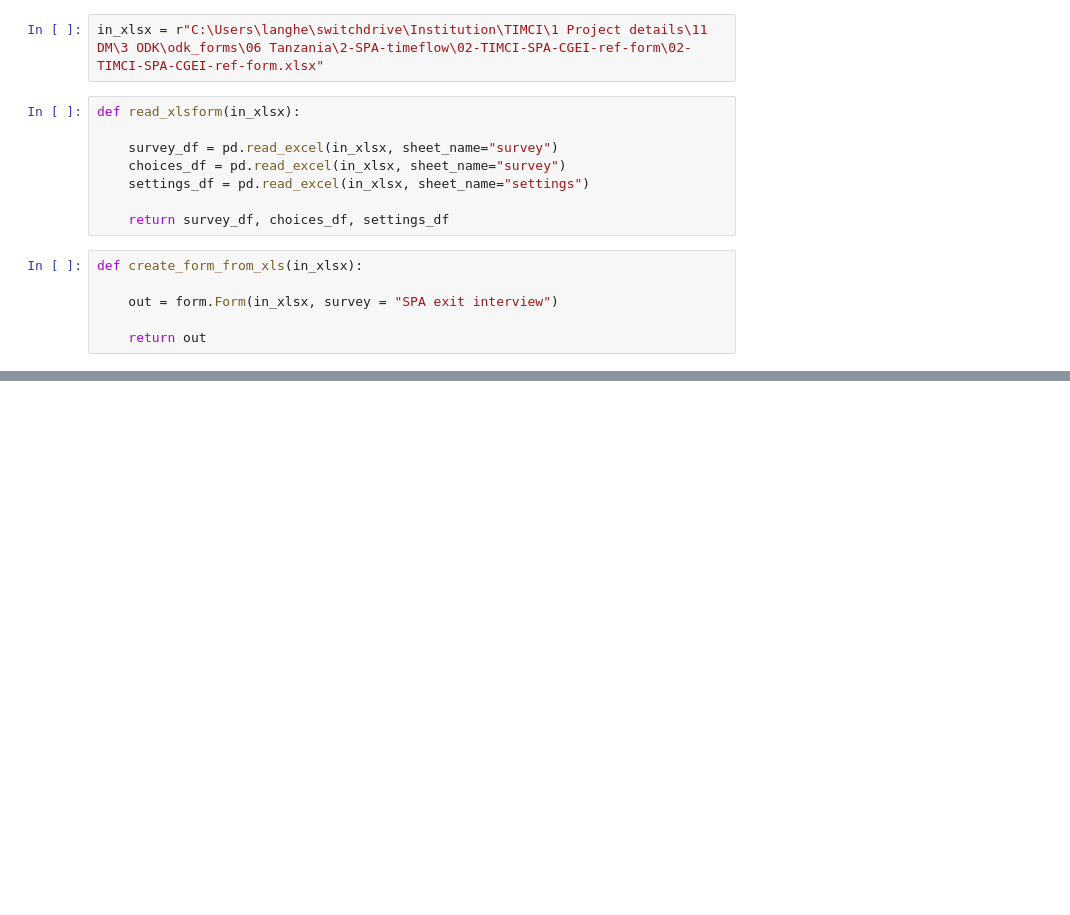
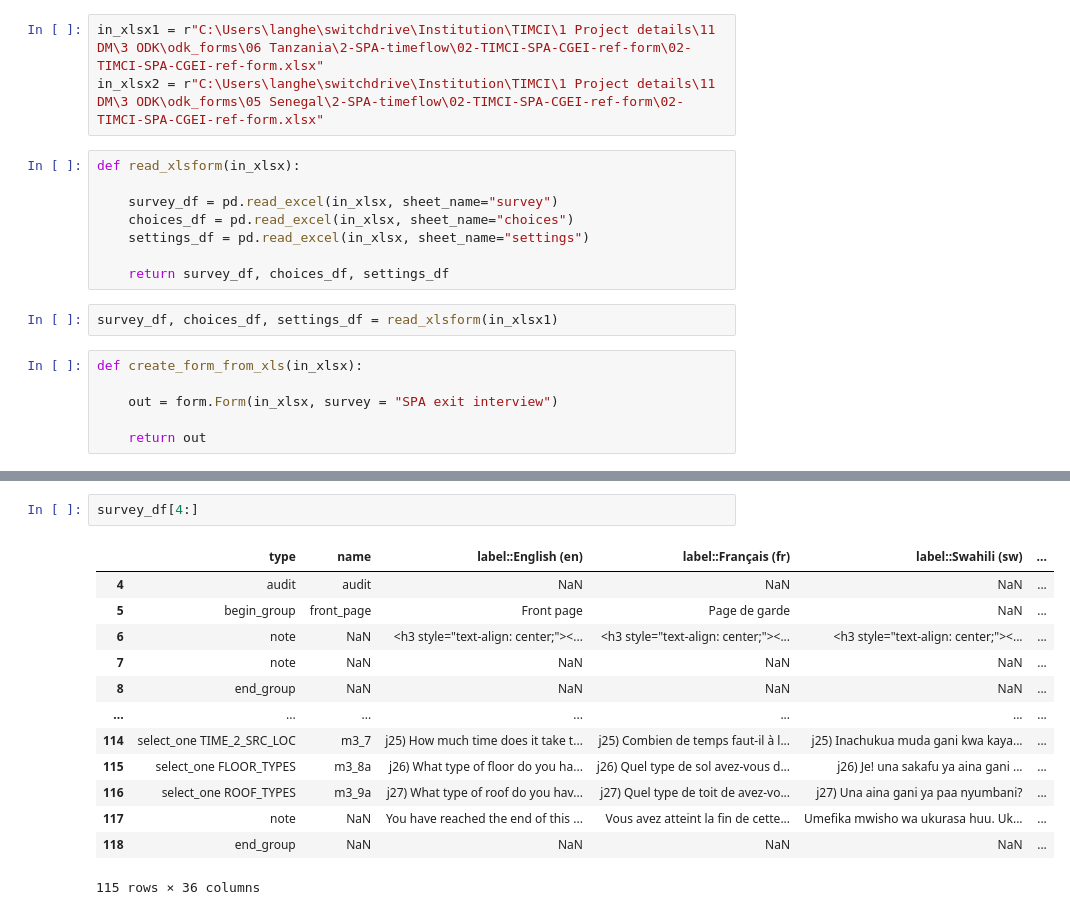
Before and after one commit to Research-IT-Swiss-TPH/dct-comparator, a Jupyter notebook: extract_info_from_xlsforms.ipynb, the cells around one changed output, grey strips where cells are left out. Drawn from its saved outputs; the diff is of its cells as text; blank space fills up the shorter version.

```diff
--- a/extract_info_from_xlsforms.ipynb
+++ b/extract_info_from_xlsforms.ipynb
@@ -4,15 +4,18 @@ import os
 import numpy as np
 import form
 # %%
-in_xlsx = r"C:\Users\langhe\switchdrive\Institution\TIMCI\1 Project details\11 DM\3 ODK\odk_forms\06 Tanzania\2-SPA-timeflow\02-TIMCI-SPA-CGEI-ref-form\02-TIMCI-SPA-CGEI-ref-form.xlsx"
+in_xlsx1 = r"C:\Users\langhe\switchdrive\Institution\TIMCI\1 Project details\11 DM\3 ODK\odk_forms\06 Tanzania\2-SPA-timeflow\02-TIMCI-SPA-CGEI-ref-form\02-TIMCI-SPA-CGEI-ref-form.xlsx"
+in_xlsx2 = r"C:\Users\langhe\switchdrive\Institution\TIMCI\1 Project details\11 DM\3 ODK\odk_forms\05 Senegal\2-SPA-timeflow\02-TIMCI-SPA-CGEI-ref-form\02-TIMCI-SPA-CGEI-ref-form.xlsx"
 # %%
 def read_xlsform(in_xlsx):
 
     survey_df = pd.read_excel(in_xlsx, sheet_name="survey")
-    choices_df = pd.read_excel(in_xlsx, sheet_name="survey")
+    choices_df = pd.read_excel(in_xlsx, sheet_name="choices")
     settings_df = pd.read_excel(in_xlsx, sheet_name="settings")
 
     return survey_df, choices_df, settings_df
+# %%
+survey_df, choices_df, settings_df = read_xlsform(in_xlsx1)
 # %%
 def create_form_from_xls(in_xlsx):
 
@@ -45,0 +171,16 @@ settings_df.loc[0]["version"]
+# %%
+survey_df[4:]
+# %% [output]
+|  | type | name | label::English (en) | label::Français (fr) | label::Swahili (sw) | ... |
+| 4 | audit | audit | NaN | NaN | NaN | ... |
+| 5 | begin_group | front_page | Front page | Page de garde | NaN | ... |
+| 6 | note | NaN | <h3 style="text-align: center;"><... | <h3 style="text-align: center;"><... | <h3 style="text-align: center;"><... | ... |
+| 7 | note | NaN | NaN | NaN | NaN | ... |
+| 8 | end_group | NaN | NaN | NaN | NaN | ... |
+| ... | ... | ... | ... | ... | ... | ... |
+| 114 | select_one TIME_2_SRC_LOC | m3_7 | j25) How much time does it take t... | j25) Combien de temps faut-il à l... | j25) Inachukua muda gani kwa kaya... | ... |
+| 115 | select_one FLOOR_TYPES | m3_8a | j26) What type of floor do you ha... | j26) Quel type de sol avez-vous d... | j26) Je! una sakafu ya aina gani ... | ... |
+| 116 | select_one ROOF_TYPES | m3_9a | j27) What type of roof do you hav... | j27) Quel type de toit de avez-vo... | j27) Una aina gani ya paa nyumbani? | ... |
+| 117 | note | NaN | You have reached the end of this ... | Vous avez atteint la fin de cette... | Umefika mwisho wa ukurasa huu. Uk... | ... |
+| 118 | end_group | NaN | NaN | NaN | NaN | ... |
+115 rows × 36 columns
```
Also changed, not shown: parts of 22 cells of this notebook, 1 other file.
